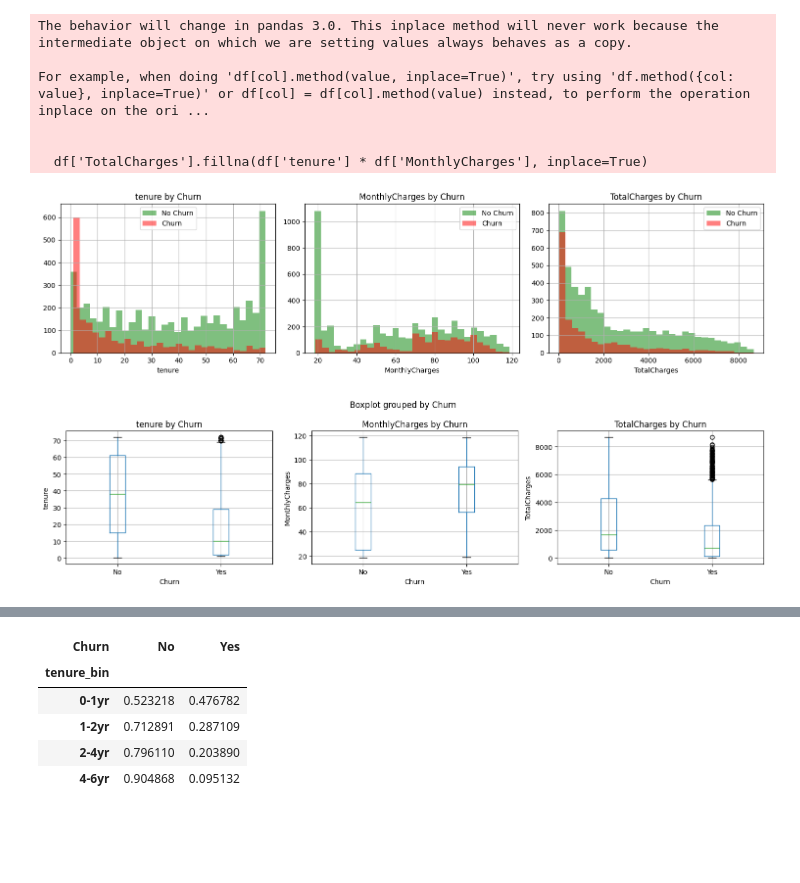
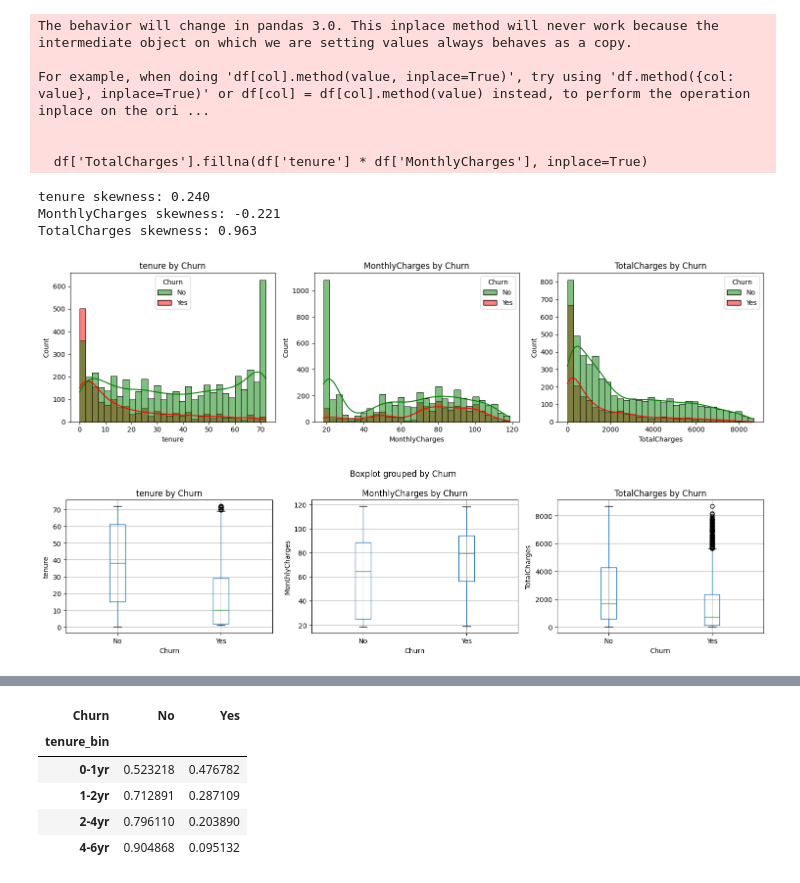
Before and after one commit to savi664/MachineLearningProject, a Jupyter notebook: 2425575.ipynb, the cells around one changed output, grey strips where cells are left out. Saved outputs shown, nothing was run; the diff lists cells and outputs as text; code cells hidden in the pictures; blank space fills up the shorter version.

```diff
--- a/2425575.ipynb
+++ b/2425575.ipynb
@@ -150,30 +151,33 @@ For example, when doing 'df[col].method(value, inplace=True)', try using 'df.met
 
 
   df['TotalCharges'].fillna(df['tenure'] * df['MonthlyCharges'], inplace=True)
+# %%
+
+num_features = ['tenure', 'MonthlyCharges', 'TotalCharges']
+fig, axes = plt.subplots(1, 3, figsize=(15, 4))
+
+for i, col in enumerate(num_features):
+    print(f"{col} skewness: {df[col].skew():.3f}")
+    sns.histplot(df, x=col, hue='Churn', bins=30, kde=True, ax=axes[i], palette={'No':'green','Yes':'red'}, alpha=0.5)
+    axes[i].set_title(f'{col} by Churn')
+
+plt.tight_layout()
+plt.show()
+# %% [output]
+tenure skewness: 0.240
+MonthlyCharges skewness: -0.221
+TotalCharges skewness: 0.963
+[figure, added]
 # %%
-num_features = ['tenure', 'MonthlyCharges', 'TotalCharges']
+#Checking outliers of the data against Churn
 fig, axes = plt.subplots(1, 3, figsize=(15, 4))
 
 for i, col in enumerate(num_features):
-    df[df['Churn'] == 'No'][col].hist(ax=axes[i], bins=30, alpha=0.5, label='No Churn', color='green')
-    df[df['Churn'] == 'Yes'][col].hist(ax=axes[i], bins=30, alpha=0.5, label='Churn', color='red')
+    df.boxplot(column=col, by='Churn', ax=axes[i])
     axes[i].set_title(f'{col} by Churn')
-    axes[i].set_xlabel(col)
-    axes[i].legend()
-
+    axes[i].set_xlabel('Churn')
+    axes[i].set_ylabel(col)
 plt.tight_layout()
 plt.show()
 # %% [output]
-[figure, old version]
+[figure, new version]
-# %%
-fig, axes = plt.subplots(1, 3, figsize=(15, 4))
-
-for i, col in enumerate(num_features):
-    df.boxplot(column=col, by='Churn', ax=axes[i])
-    axes[i].set_title(f'{col} by Churn')
-    axes[i].set_xlabel('Churn')
-    axes[i].set_ylabel(col)
-plt.tight_layout()
-plt.show()
-# %% [output]
-[figure, removed]
```
Also changed, not shown: parts of 14 cells of this notebook.
